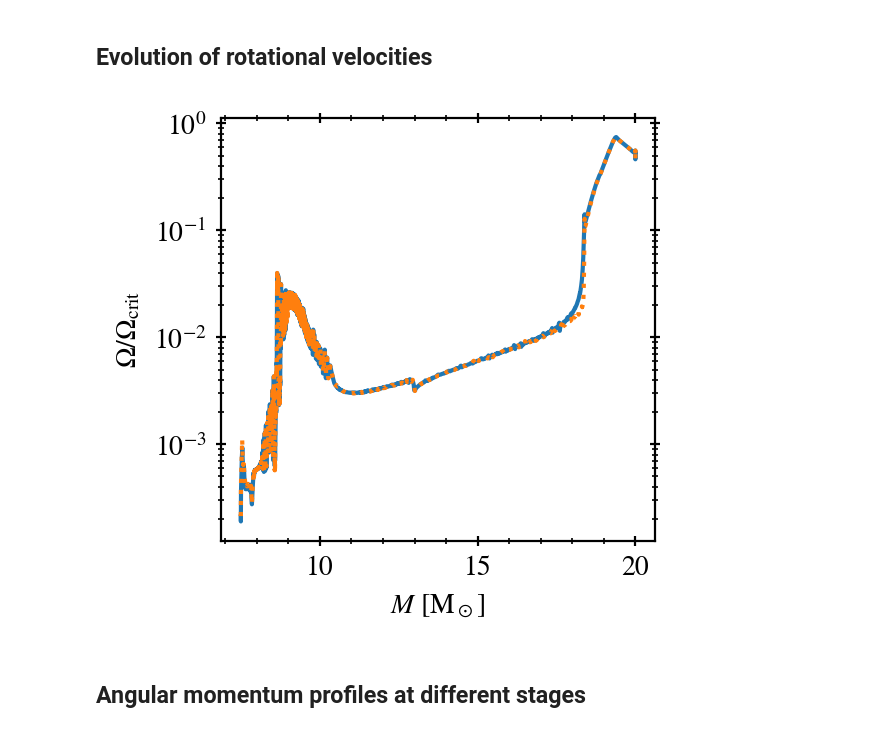
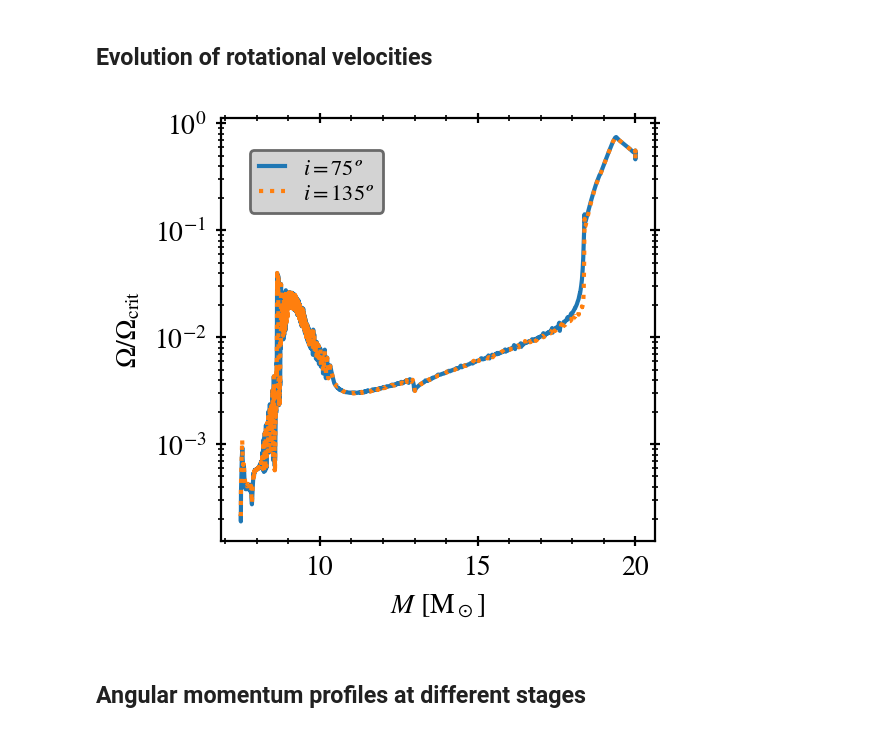
Before and after one commit to asimazbunzel/HMXB-NSBH, a Jupyter notebook: notebooks/non-coplanar-binary-evolutions.ipynb, the cells around one changed output. Cells and saved outputs as stored; diff of their text form; code cells hidden in the pictures.

Commit message:
update plots on non-coplanar notebook study

```diff
--- a/notebooks/non-coplanar-binary-evolutions.ipynb
+++ b/notebooks/non-coplanar-binary-evolutions.ipynb
@@ -33,13 +33,20 @@ i135_bh = MesaInfo('../data/raw/tides/e0d0_i135d0/binary_history.data')
 # %%
 fig, ax = plt.subplots(figsize=(2.8, 2.8))
 ax.set_yscale('log')
 ax.set_xlabel('$M$ [M$_\\odot$]')
 ax.set_ylabel('$\\Omega/\\Omega_{\\rm crit}$')
 
 ax.plot(i70_h.data.star_mass, i70_h.data.surf_avg_omega_div_omega_crit)
-ax.plot(i135_h.data.star_mass, i135_h.data.surf_avg_omega_div_omega_crit, ls=':');
+ax.plot(i135_h.data.star_mass, i135_h.data.surf_avg_omega_div_omega_crit, ls=':')
+
+f = lambda c, s: plt.plot([],[], color=c, ls=s)[0]
+handles = [f('C0', '-'), f('C1', ':')]
+legends = ['$i = 75º$', '$i = 135º$']
+ax.legend(handles, legends, ncol=1, handlelength=1.2,
+    fancybox=True, frameon=True, facecolor='lightgray', edgecolor='dimgray', framealpha=1.0,
+    loc='center', bbox_to_anchor=(0.22,0.85), bbox_transform=ax.transAxes);
 # %% [output]
-[figure, old version]
+[figure, new version]
 # %% [markdown]
 ## Angular momentum profiles at different stages
 # %%
```
Also changed, not shown: parts of 3 cells of this notebook.
